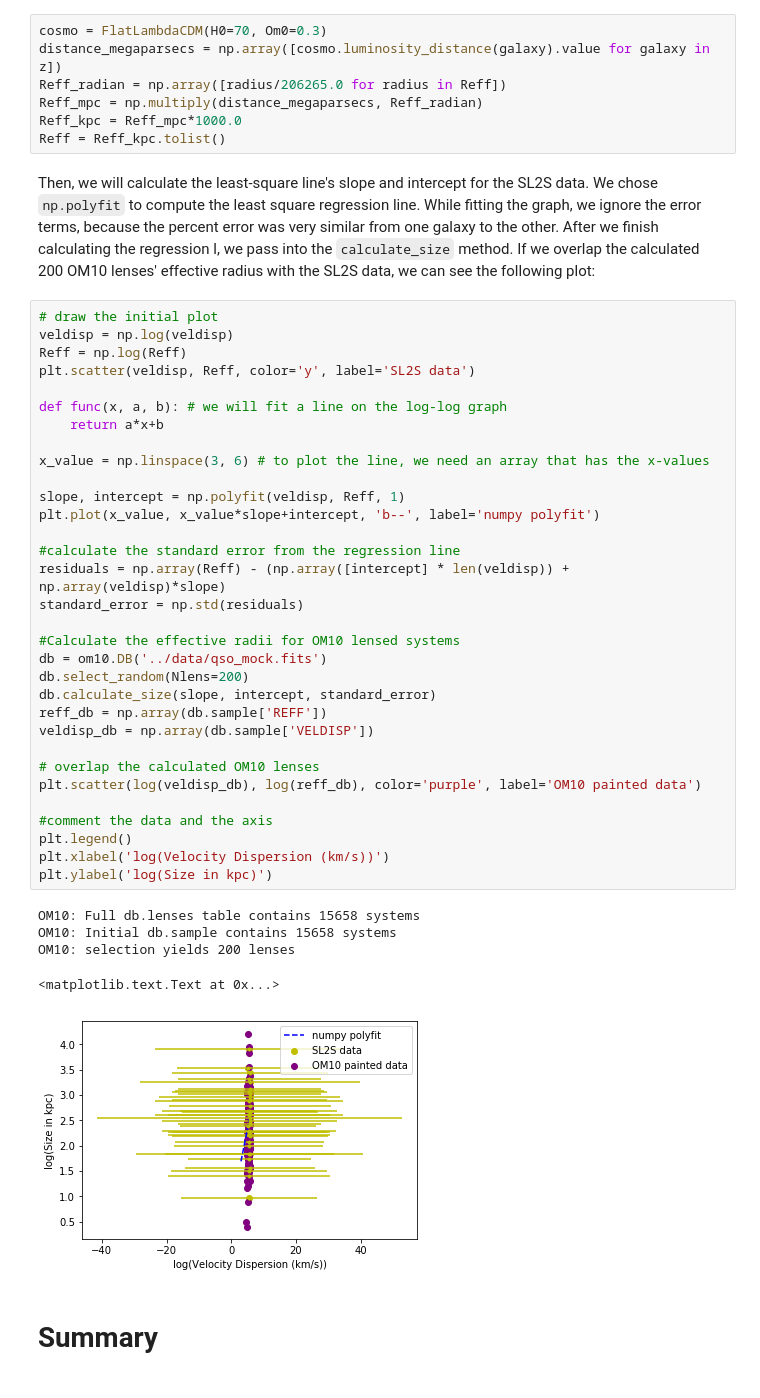
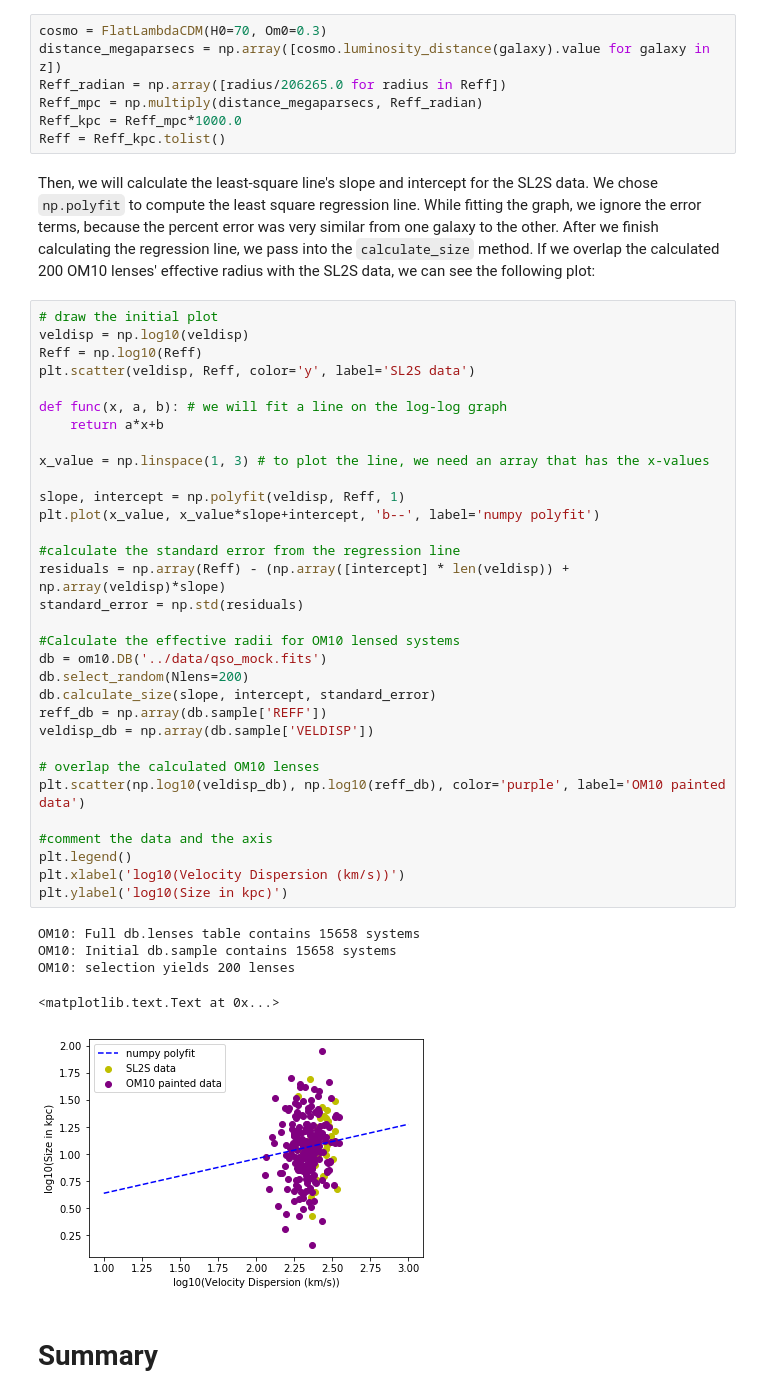
Before and after one commit to jennykim1016/OM10, a Jupyter notebook: notebooks/Color_Comparison.ipynb, the cells around one changed output. Saved outputs shown, nothing was run; the diff lists cells and outputs as text.

```diff
--- a/notebooks/Color_Comparison.ipynb
+++ b/notebooks/Color_Comparison.ipynb
@@ -282,45 +289,45 @@ Reff_mpc = np.multiply(distance_megaparsecs, Reff_radian)
 Reff_kpc = Reff_mpc*1000.0
 Reff = Reff_kpc.tolist()
 # %% [markdown]
-Then, we will calculate the least-square line's slope and intercept for the SL2S data. We chose `np.polyfit` to compute the least square regression line. While fitting the graph, we ignore the error terms, because the percent error was very similar from one galaxy to the other. After we finish calculating the regression l, we pass into the `calculate_size` method. If we overlap the calculated 200 OM10 lenses' effective radius with the SL2S data, we can see the following plot:
+Then, we will calculate the least-square line's slope and intercept for the SL2S data. We chose `np.polyfit` to compute the least square regression line. While fitting the graph, we ignore the error terms, because the percent error was very similar from one galaxy to the other. After we finish calculating the regression line, we pass into the `calculate_size` method. If we overlap the calculated 200 OM10 lenses' effective radius with the SL2S data, we can see the following plot:
 # %%
 # draw the initial plot
-veldisp = np.log(veldisp)
-Reff = np.log(Reff)
+veldisp = np.log10(veldisp)
+Reff = np.log10(Reff)
 plt.scatter(veldisp, Reff, color='y', label='SL2S data')
 
 def func(x, a, b): # we will fit a line on the log-log graph
     return a*x+b
 
-x_value = np.linspace(3, 6) # to plot the line, we need an array that has the x-values
+x_value = np.linspace(1, 3) # to plot the line, we need an array that has the x-values
 
 slope, intercept = np.polyfit(veldisp, Reff, 1)
 plt.plot(x_value, x_value*slope+intercept, 'b--', label='numpy polyfit')
 
 #calculate the standard error from the regression line
 residuals = np.array(Reff) - (np.array([intercept] * len(veldisp)) + np.array(veldisp)*slope)
 standard_error = np.std(residuals)
 
 #Calculate the effective radii for OM10 lensed systems
 db = om10.DB('../data/qso_mock.fits')
 db.select_random(Nlens=200)
 db.calculate_size(slope, intercept, standard_error)
 reff_db = np.array(db.sample['REFF'])
 veldisp_db = np.array(db.sample['VELDISP'])
 
 # overlap the calculated OM10 lenses
-plt.scatter(log(veldisp_db), log(reff_db), color='purple', label='OM10 painted data')
+plt.scatter(np.log10(veldisp_db), np.log10(reff_db), color='purple', label='OM10 painted data')
 
 #comment the data and the axis
 plt.legend()
-plt.xlabel('log(Velocity Dispersion (km/s))')
-plt.ylabel('log(Size in kpc)')
+plt.xlabel('log10(Velocity Dispersion (km/s))')
+plt.ylabel('log10(Size in kpc)')
 # %% [output]
 OM10: Full db.lenses table contains 15658 systems
 OM10: Initial db.sample contains 15658 systems
 OM10: selection yields 200 lenses
 <matplotlib.text.Text at 0x...>
-[figure, old version]
+[figure, new version]
 # %% [markdown]
 # Summary
 # %% [markdown]
```
Also changed, not shown: parts of 2 cells of this notebook.
